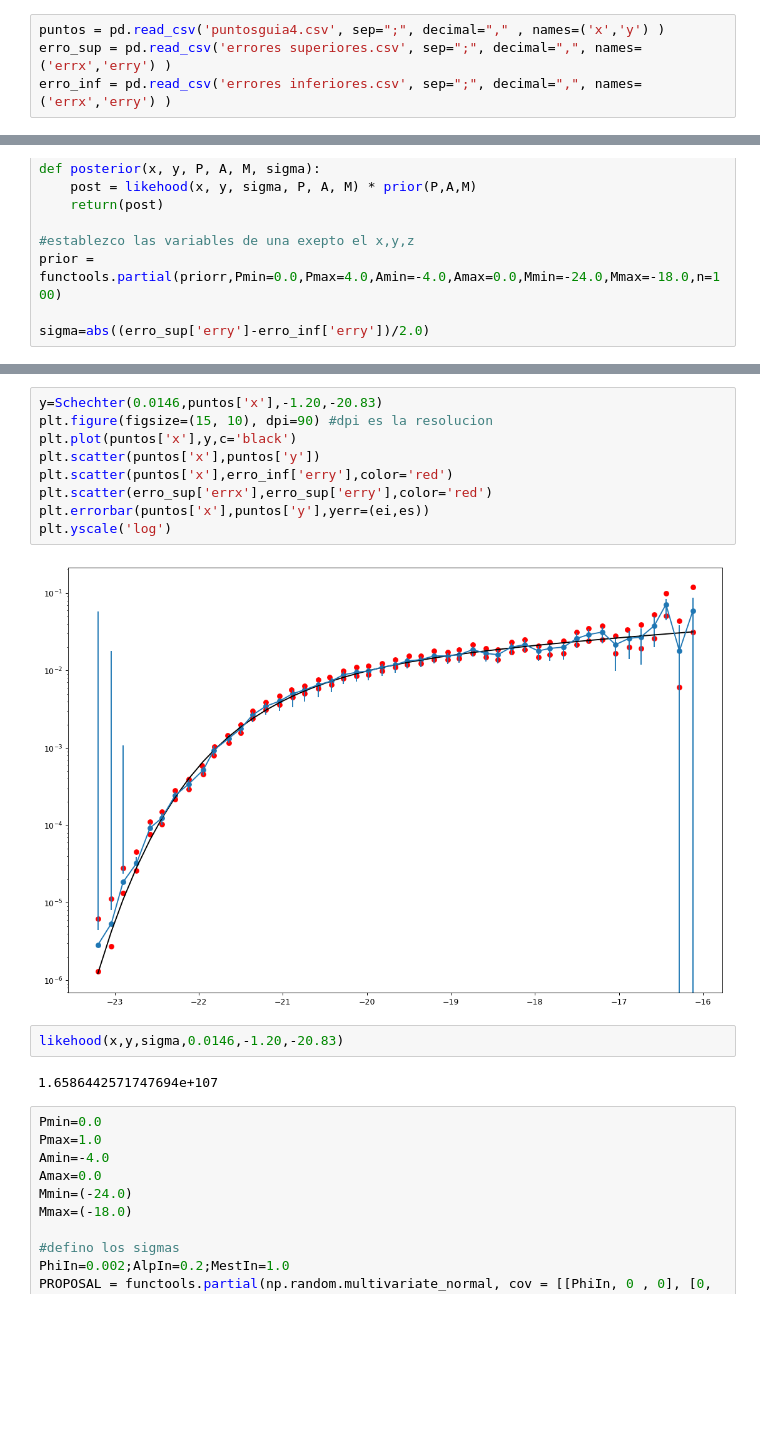
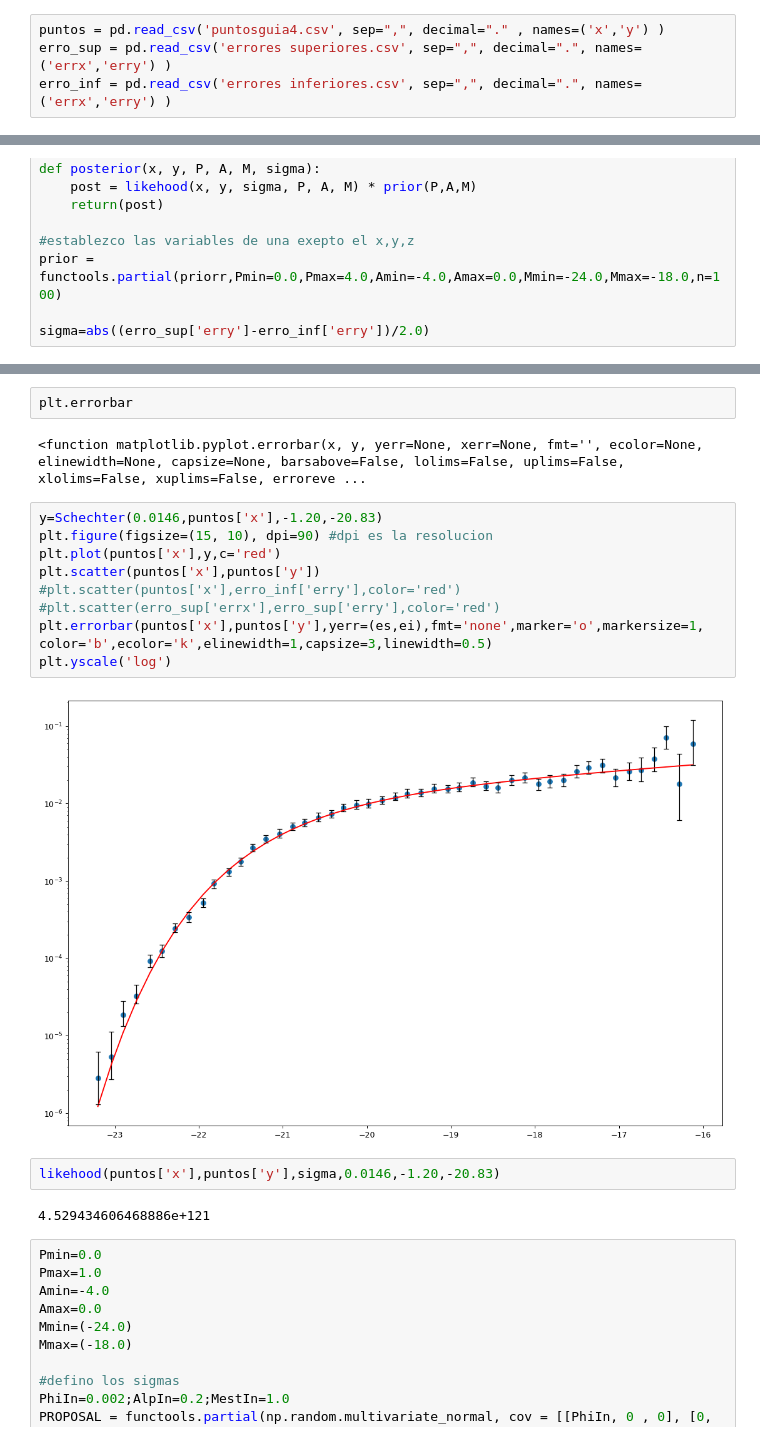
Before and after one commit to patricio-c/guia-4, a Jupyter notebook: Guia4.ipynb, the cells around one changed output, grey strips where cells are left out. Drawn from its saved outputs; the diff is of its cells as text; blank space fills up the shorter version.

```diff
--- a/Guia4.ipynb
+++ b/Guia4.ipynb
@@ -6,9 +6,9 @@ import math
 import scipy.stats as st
 import functools
 # %%
-puntos = pd.read_csv('puntosguia4.csv', sep=";", decimal="," , names=('x','y') )
-erro_sup = pd.read_csv('errores superiores.csv', sep=";", decimal=",", names=('errx','erry') )
-erro_inf = pd.read_csv('errores inferiores.csv', sep=";", decimal=",", names=('errx','erry') )
+puntos = pd.read_csv('puntosguia4.csv', sep=",", decimal="." , names=('x','y') )
+erro_sup = pd.read_csv('errores superiores.csv', sep=",", decimal=".", names=('errx','erry') )
+erro_inf = pd.read_csv('errores inferiores.csv', sep=",", decimal=".", names=('errx','erry') )
 # %%
 
 # https://apps.automeris.io/wpd/
@@ -71,18 +92,22 @@ ei.sort()
+# %%
+plt.errorbar
+# %% [output]
+<function matplotlib.pyplot.errorbar(x, y, yerr=None, xerr=None, fmt='', ecolor=None, elinewidth=None, capsize=None, barsabove=False, lolims=False, uplims=False, xlolims=False, xuplims=False, erroreve ...
 # %%
 y=Schechter(0.0146,puntos['x'],-1.20,-20.83)
 plt.figure(figsize=(15, 10), dpi=90) #dpi es la resolucion
-plt.plot(puntos['x'],y,c='black')
+plt.plot(puntos['x'],y,c='red')
 plt.scatter(puntos['x'],puntos['y'])
-plt.scatter(puntos['x'],erro_inf['erry'],color='red')
-plt.scatter(erro_sup['errx'],erro_sup['erry'],color='red')
-plt.errorbar(puntos['x'],puntos['y'],yerr=(ei,es))
+#plt.scatter(puntos['x'],erro_inf['erry'],color='red')
+#plt.scatter(erro_sup['errx'],erro_sup['erry'],color='red')
+plt.errorbar(puntos['x'],puntos['y'],yerr=(es,ei),fmt='none',marker='o',markersize=1, color='b',ecolor='k',elinewidth=1,capsize=3,linewidth=0.5)
 plt.yscale('log')
 # %% [output]
-[figure, old version]
+[figure, new version]
 # %%
-likehood(x,y,sigma,0.0146,-1.20,-20.83)
+likehood(puntos['x'],puntos['y'],sigma,0.0146,-1.20,-20.83)
 # %% [output]
-1.6586442571747694e+107
+4.529434606468886e+121
 # %%
 Pmin=0.0
 Pmax=1.0
```
Also changed, not shown: parts of 6 cells of this notebook.
